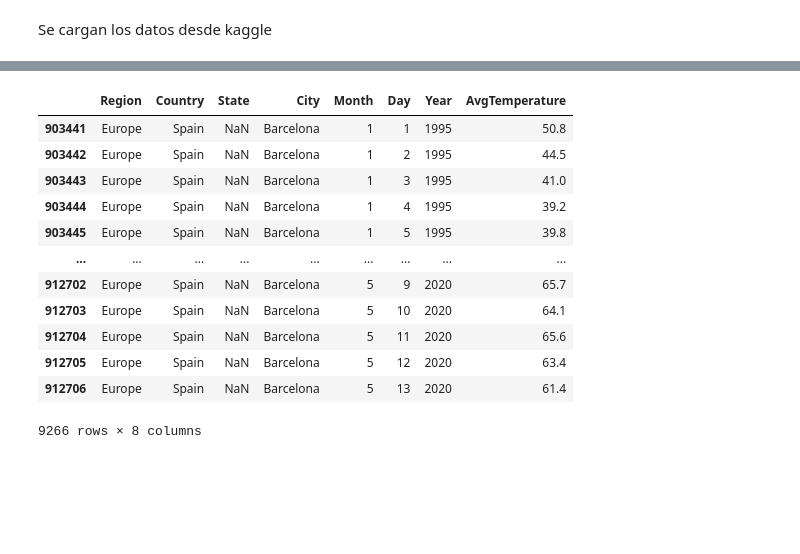
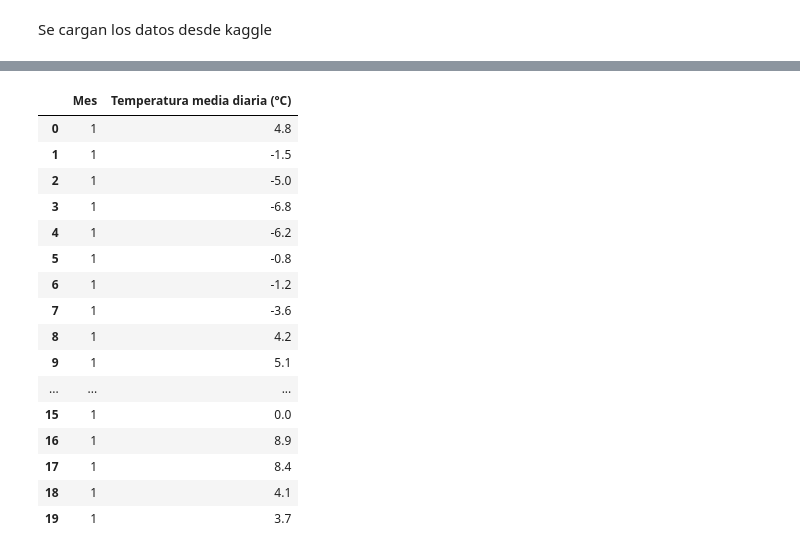
Before and after one commit to jlgonrod/Ridgeline_chart_PEC2, a Jupyter notebook: graph_code.ipynb, the cells around one changed output, grey strips where cells are left out. Saved outputs shown, nothing was run; the diff lists cells and outputs as text; code cells hidden in the pictures; blank space fills up the shorter version.

```diff
--- a/graph_code.ipynb
+++ b/graph_code.ipynb
@@ -32,16 +34,34 @@ None
-# %%
-df[(df['City'] == 'Barcelona')]
-# %% [output]
-|  | Region | Country | State | City | Month | Day | Year | AvgTemperature |
-| 903441 | Europe | Spain | NaN | Barcelona | 1 | 1 | 1995 | 50.8 |
-| 903442 | Europe | Spain | NaN | Barcelona | 1 | 2 | 1995 | 44.5 |
-| 903443 | Europe | Spain | NaN | Barcelona | 1 | 3 | 1995 | 41.0 |
-| 903444 | Europe | Spain | NaN | Barcelona | 1 | 4 | 1995 | 39.2 |
-| 903445 | Europe | Spain | NaN | Barcelona | 1 | 5 | 1995 | 39.8 |
-| ... | ... | ... | ... | ... | ... | ... | ... | ... |
-| 912702 | Europe | Spain | NaN | Barcelona | 5 | 9 | 2020 | 65.7 |
-| 912703 | Europe | Spain | NaN | Barcelona | 5 | 10 | 2020 | 64.1 |
-| 912704 | Europe | Spain | NaN | Barcelona | 5 | 11 | 2020 | 65.6 |
-| 912705 | Europe | Spain | NaN | Barcelona | 5 | 12 | 2020 | 63.4 |
-| 912706 | Europe | Spain | NaN | Barcelona | 5 | 13 | 2020 | 61.4 |
-9266 rows × 8 columns
+# %%
+columns = ['Month', 'AvgTemperature']
+
+# Se eliminan outliers de temperatura y se mantienen solo las de Barcelona
+df_bcn =  df[(df['City'] == 'Barcelona') & (df['AvgTemperature']>0)][columns]
+
+# Se corrigen las temperaturas con un desfase de 46 para pasarlas a grados Celsius
+df_bcn['AvgTemperature'] = df_bcn['AvgTemperature'] - 46
+df_bcn['AvgTemperature'] = df_bcn['AvgTemperature'].round(2)
+df_bcn.columns = ['Mes', 'Temperatura media diaria (°C)']
+
+
+# Se resetea el índice
+df_bcn.reset_index(drop=True, inplace=True)
+
+df_bcn.head(20)
+# %% [output]
+|  | Mes | Temperatura media diaria (°C) |
+| 0 | 1 | 4.8 |
+| 1 | 1 | -1.5 |
+| 2 | 1 | -5.0 |
+| 3 | 1 | -6.8 |
+| 4 | 1 | -6.2 |
+| 5 | 1 | -0.8 |
+| 6 | 1 | -1.2 |
+| 7 | 1 | -3.6 |
+| 8 | 1 | 4.2 |
+| 9 | 1 | 5.1 |
+| ... | ... | ... |
+| 15 | 1 | 0.0 |
+| 16 | 1 | 8.9 |
+| 17 | 1 | 8.4 |
+| 18 | 1 | 4.1 |
+| 19 | 1 | 3.7 |
```
Also changed, not shown: parts of 7 cells of this notebook, 3 other files.
